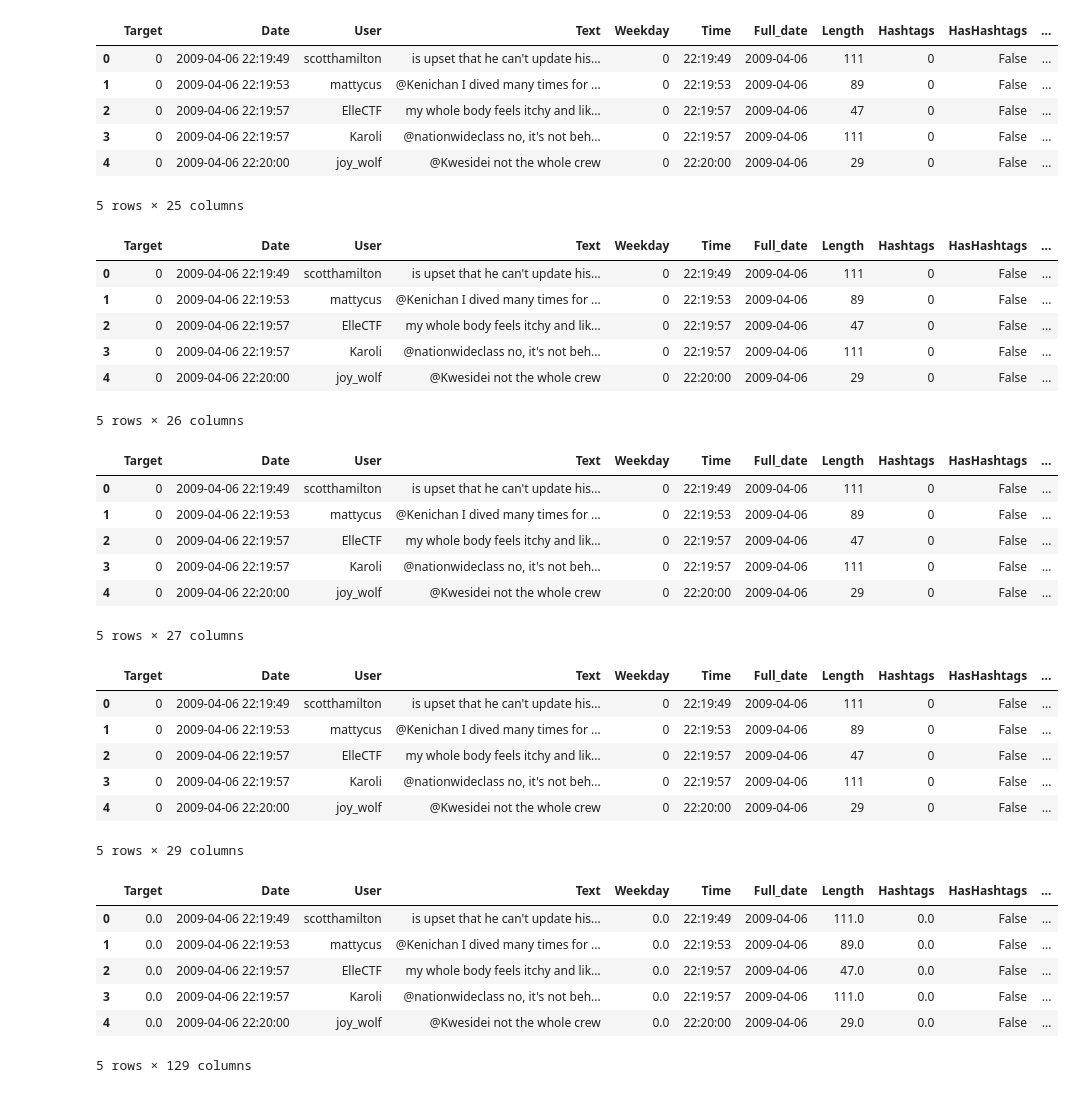
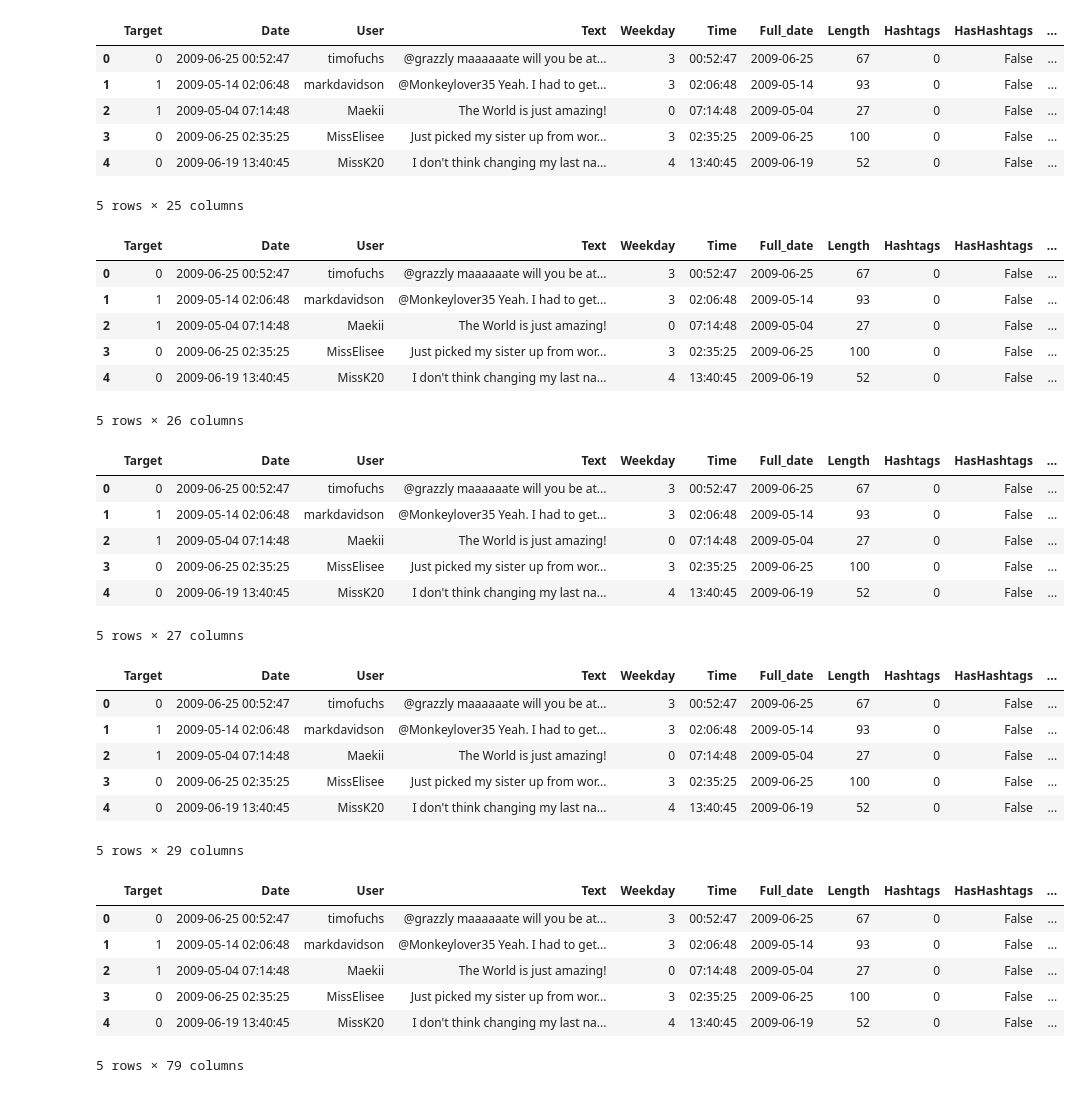
Before and after one commit to AdamKaniasty/TweetsSentimentPredictor, a Jupyter notebook: FeatureEngineering_P.ipynb, the cells around one changed output. Saved outputs shown, nothing was run; the diff lists cells and outputs as text; code cells hidden in the pictures.

```diff
--- a/FeatureEngineering_P.ipynb
+++ b/FeatureEngineering_P.ipynb
@@ -2,12 +2,17 @@
 import numpy as np
 import pandas as pd
 import matplotlib.pyplot as plt
+# %%
+df = pd.read_csv("./data/tweets.csv", encoding='latin')
+df['Date'] = pd.to_datetime(df['Date'], format='%a %b %d %H:%M:%S PDT %Y')
+df_shuffled = df.sample(frac=1, random_state=42).reset_index(drop=True)
+
+train_size = int(len(df_shuffled) * 0.7)
+df = df_shuffled[:train_size]
+test_set = df_shuffled[train_size:]
+# %%
+df = df[:10000]
 # %%
-df = pd.read_csv("./data/tweets.csv", encoding='latin')
-df['Date'] = pd.to_datetime(df['Date'], format='%a %b %d %H:%M:%S PDT %Y')
-df = df[df['Date'] < pd.Timestamp('2009-05-28')]
-# df = df.head(50)
-
 try:
     df.drop(['ID', 'flag'], axis=1, inplace=True)
 except KeyError:
@@ -20,7 +25,6 @@ df['Target'] = df['Target'].map({0: 0, 4: 1})
 df['Length'] = df['Text'].apply(len)
 
 import re
-
 
 def count_hashtags(text):
     return len([c for c in text if c == '#'])
@@ -94,11 +98,11 @@ df['skewed_hour_dist'] = df['Hour'].apply(lambda x: (16 - x) / 16 if x < 16 else
 df.head()
 # %% [output]
 |  | Target | Date | User | Text | Weekday | Time | Full_date | Length | Hashtags | HasHashtags | ... |
-| 0 | 0 | 2009-04-06 22:19:49 | scotthamilton | is upset that he can't update his... | 0 | 22:19:49 | 2009-04-06 | 111 | 0 | False | ... |
-| 1 | 0 | 2009-04-06 22:19:53 | mattycus | @Kenichan I dived many times for ... | 0 | 22:19:53 | 2009-04-06 | 89 | 0 | False | ... |
-| 2 | 0 | 2009-04-06 22:19:57 | ElleCTF | my whole body feels itchy and lik... | 0 | 22:19:57 | 2009-04-06 | 47 | 0 | False | ... |
-| 3 | 0 | 2009-04-06 22:19:57 | Karoli | @nationwideclass no, it's not beh... | 0 | 22:19:57 | 2009-04-06 | 111 | 0 | False | ... |
-| 4 | 0 | 2009-04-06 22:20:00 | joy_wolf | @Kwesidei not the whole crew | 0 | 22:20:00 | 2009-04-06 | 29 | 0 | False | ... |
+| 0 | 0 | 2009-06-25 00:52:47 | timofuchs | @grazzly maaaaaate will you be at... | 3 | 00:52:47 | 2009-06-25 | 67 | 0 | False | ... |
+| 1 | 1 | 2009-05-14 02:06:48 | markdavidson | @Monkeylover35 Yeah. I had to get... | 3 | 02:06:48 | 2009-05-14 | 93 | 0 | False | ... |
+| 2 | 1 | 2009-05-04 07:14:48 | Maekii | The World is just amazing! | 0 | 07:14:48 | 2009-05-04 | 27 | 0 | False | ... |
+| 3 | 0 | 2009-06-25 02:35:25 | MissElisee | Just picked my sister up from wor... | 3 | 02:35:25 | 2009-06-25 | 100 | 0 | False | ... |
+| 4 | 0 | 2009-06-19 13:40:45 | MissK20 | I don't think changing my last na... | 4 | 13:40:45 | 2009-06-19 | 52 | 0 | False | ... |
 5 rows × 25 columns
 # %%
 #It is kind of forced but we can try doing similar thing with Weekday
@@ -106,11 +110,11 @@ df['skewed_week_dist'] = df['Weekday'].apply(lambda x: (2 - x) / 2 if x < 2 else
 df.head()
 # %% [output]
 |  | Target | Date | User | Text | Weekday | Time | Full_date | Length | Hashtags | HasHashtags | ... |
-| 0 | 0 | 2009-04-06 22:19:49 | scotthamilton | is upset that he can't update his... | 0 | 22:19:49 | 2009-04-06 | 111 | 0 | False | ... |
-| 1 | 0 | 2009-04-06 22:19:53 | mattycus | @Kenichan I dived many times for ... | 0 | 22:19:53 | 2009-04-06 | 89 | 0 | False | ... |
-| 2 | 0 | 2009-04-06 22:19:57 | ElleCTF | my whole body feels itchy and lik... | 0 | 22:19:57 | 2009-04-06 | 47 | 0 | False | ... |
-| 3 | 0 | 2009-04-06 22:19:57 | Karoli | @nationwideclass no, it's not beh... | 0 | 22:19:57 | 2009-04-06 | 111 | 0 | False | ... |
-| 4 | 0 | 2009-04-06 22:20:00 | joy_wolf | @Kwesidei not the whole crew | 0 | 22:20:00 | 2009-04-06 | 29 | 0 | False | ... |
+| 0 | 0 | 2009-06-25 00:52:47 | timofuchs | @grazzly maaaaaate will you be at... | 3 | 00:52:47 | 2009-06-25 | 67 | 0 | False | ... |
+| 1 | 1 | 2009-05-14 02:06:48 | markdavidson | @Monkeylover35 Yeah. I had to get... | 3 | 02:06:48 | 2009-05-14 | 93 | 0 | False | ... |
+| 2 | 1 | 2009-05-04 07:14:48 | Maekii | The World is just amazing! | 0 | 07:14:48 | 2009-05-04 | 27 | 0 | False | ... |
+| 3 | 0 | 2009-06-25 02:35:25 | MissElisee | Just picked my sister up from wor... | 3 | 02:35:25 | 2009-06-25 | 100 | 0 | False | ... |
+| 4 | 0 | 2009-06-19 13:40:45 | MissK20 | I don't think changing my last na... | 4 | 13:40:45 | 2009-06-19 | 52 | 0 | False | ... |
 5 rows × 26 columns
 # %%
 #We have seen that after certain date (2009-05-29 07:33:45) sentiment of all tweets is negative. Of course it is a feature
@@ -121,11 +125,11 @@ df['is_after_certain_day'] = df['Full_date'].apply(lambda x: 0 if x <= y else 1)
 df.head()
 # %% [output]
 |  | Target | Date | User | Text | Weekday | Time | Full_date | Length | Hashtags | HasHashtags | ... |
-| 0 | 0 | 2009-04-06 22:19:49 | scotthamilton | is upset that he can't update his... | 0 | 22:19:49 | 2009-04-06 | 111 | 0 | False | ... |
-| 1 | 0 | 2009-04-06 22:19:53 | mattycus | @Kenichan I dived many times for ... | 0 | 22:19:53 | 2009-04-06 | 89 | 0 | False | ... |
-| 2 | 0 | 2009-04-06 22:19:57 | ElleCTF | my whole body feels itchy and lik... | 0 | 22:19:57 | 2009-04-06 | 47 | 0 | False | ... |
-| 3 | 0 | 2009-04-06 22:19:57 | Karoli | @nationwideclass no, it's not beh... | 0 | 22:19:57 | 2009-04-06 | 111 | 0 | False | ... |
-| 4 | 0 | 2009-04-06 22:20:00 | joy_wolf | @Kwesidei not the whole crew | 0 | 22:20:00 | 2009-04-06 | 29 | 0 | False | ... |
+| 0 | 0 | 2009-06-25 00:52:47 | timofuchs | @grazzly maaaaaate will you be at... | 3 | 00:52:47 | 2009-06-25 | 67 | 0 | False | ... |
+| 1 | 1 | 2009-05-14 02:06:48 | markdavidson | @Monkeylover35 Yeah. I had to get... | 3 | 02:06:48 | 2009-05-14 | 93 | 0 | False | ... |
+| 2 | 1 | 2009-05-04 07:14:48 | Maekii | The World is just amazing! | 0 | 07:14:48 | 2009-05-04 | 27 | 0 | False | ... |
+| 3 | 0 | 2009-06-25 02:35:25 | MissElisee | Just picked my sister up from wor... | 3 | 02:35:25 | 2009-06-25 | 100 | 0 | False | ... |
+| 4 | 0 | 2009-06-19 13:40:45 | MissK20 | I don't think changing my last na... | 4 | 13:40:45 | 2009-06-19 | 52 | 0 | False | ... |
 5 rows × 27 columns
 # %%
 #Thaks to one of correlation matrices from EDA (or to having at least 1 brain cell) we know that the number of hashtags, mentions or
@@ -151,32 +155,32 @@ df['has_exclamation_marks'] = df['Text'].apply(has_exc)
 df.head()
 # %% [output]
 |  | Target | Date | User | Text | Weekday | Time | Full_date | Length | Hashtags | HasHashtags | ... |
-| 0 | 0 | 2009-04-06 22:19:49 | scotthamilton | is upset that he can't update his... | 0 | 22:19:49 | 2009-04-06 | 111 | 0 | False | ... |
-| 1 | 0 | 2009-04-06 22:19:53 | mattycus | @Kenichan I dived many times for ... | 0 | 22:19:53 | 2009-04-06 | 89 | 0 | False | ... |
-| 2 | 0 | 2009-04-06 22:19:57 | ElleCTF | my whole body feels itchy and lik... | 0 | 22:19:57 | 2009-04-06 | 47 | 0 | False | ... |
-| 3 | 0 | 2009-04-06 22:19:57 | Karoli | @nationwideclass no, it's not beh... | 0 | 22:19:57 | 2009-04-06 | 111 | 0 | False | ... |
-| 4 | 0 | 2009-04-06 22:20:00 | joy_wolf | @Kwesidei not the whole crew | 0 | 22:20:00 | 2009-04-06 | 29 | 0 | False | ... |
+| 0 | 0 | 2009-06-25 00:52:47 | timofuchs | @grazzly maaaaaate will you be at... | 3 | 00:52:47 | 2009-06-25 | 67 | 0 | False | ... |
+| 1 | 1 | 2009-05-14 02:06:48 | markdavidson | @Monkeylover35 Yeah. I had to get... | 3 | 02:06:48 | 2009-05-14 | 93 | 0 | False | ... |
+| 2 | 1 | 2009-05-04 07:14:48 | Maekii | The World is just amazing! | 0 | 07:14:48 | 2009-05-04 | 27 | 0 | False | ... |
+| 3 | 0 | 2009-06-25 02:35:25 | MissElisee | Just picked my sister up from wor... | 3 | 02:35:25 | 2009-06-25 | 100 | 0 | False | ... |
+| 4 | 0 | 2009-06-19 13:40:45 | MissK20 | I don't think changing my last na... | 4 | 13:40:45 | 2009-06-19 | 52 | 0 | False | ... |
 5 rows × 29 columns
 # %%
 #And now for the main course tf-idf, we will set a limit o a 100 words so as not to everything too high in computation cost.
 from sklearn.feature_extraction.text import TfidfVectorizer
 
 text_data = df['Text'].tolist()
 
 #We shall also remove certain english stop words because they are very frequent but do not carry much sentiment.
-vectoriser = TfidfVectorizer(max_features=100, lowercase=True, stop_words='english')
+vectoriser = TfidfVectorizer(max_features=50, lowercase=True, stop_words='english')
 tfidf_matrix = vectoriser.fit_transform(text_data)
 tfidf_df = pd.DataFrame(tfidf_matrix.toarray(), columns=vectoriser.get_feature_names_out())
-df_tfidf = pd.concat([df, tfidf_df], axis=1)
-df_tfidf.head()
+df = pd.concat([df, tfidf_df], axis=1)
+df.head()
 # %% [output]
 |  | Target | Date | User | Text | Weekday | Time | Full_date | Length | Hashtags | HasHashtags | ... |
-| 0 | 0.0 | 2009-04-06 22:19:49 | scotthamilton | is upset that he can't update his... | 0.0 | 22:19:49 | 2009-04-06 | 111.0 | 0.0 | False | ... |
-| 1 | 0.0 | 2009-04-06 22:19:53 | mattycus | @Kenichan I dived many times for ... | 0.0 | 22:19:53 | 2009-04-06 | 89.0 | 0.0 | False | ... |
-| 2 | 0.0 | 2009-04-06 22:19:57 | ElleCTF | my whole body feels itchy and lik... | 0.0 | 22:19:57 | 2009-04-06 | 47.0 | 0.0 | False | ... |
-| 3 | 0.0 | 2009-04-06 22:19:57 | Karoli | @nationwideclass no, it's not beh... | 0.0 | 22:19:57 | 2009-04-06 | 111.0 | 0.0 | False | ... |
-| 4 | 0.0 | 2009-04-06 22:20:00 | joy_wolf | @Kwesidei not the whole crew | 0.0 | 22:20:00 | 2009-04-06 | 29.0 | 0.0 | False | ... |
+| 0 | 0 | 2009-06-25 00:52:47 | timofuchs | @grazzly maaaaaate will you be at... | 3 | 00:52:47 | 2009-06-25 | 67 | 0 | False | ... |
+| 1 | 1 | 2009-05-14 02:06:48 | markdavidson | @Monkeylover35 Yeah. I had to get... | 3 | 02:06:48 | 2009-05-14 | 93 | 0 | False | ... |
+| 2 | 1 | 2009-05-04 07:14:48 | Maekii | The World is just amazing! | 0 | 07:14:48 | 2009-05-04 | 27 | 0 | False | ... |
+| 3 | 0 | 2009-06-25 02:35:25 | MissElisee | Just picked my sister up from wor... | 3 | 02:35:25 | 2009-06-25 | 100 | 0 | False | ... |
+| 4 | 0 | 2009-06-19 13:40:45 | MissK20 | I don't think changing my last na... | 4 | 13:40:45 | 2009-06-19 | 52 | 0 | False | ... |
-5 rows × 129 columns
+5 rows × 79 columns
 # %%
 import re
 import emoji
```
Also changed, not shown: parts of 10 cells of this notebook, 1 other file.
